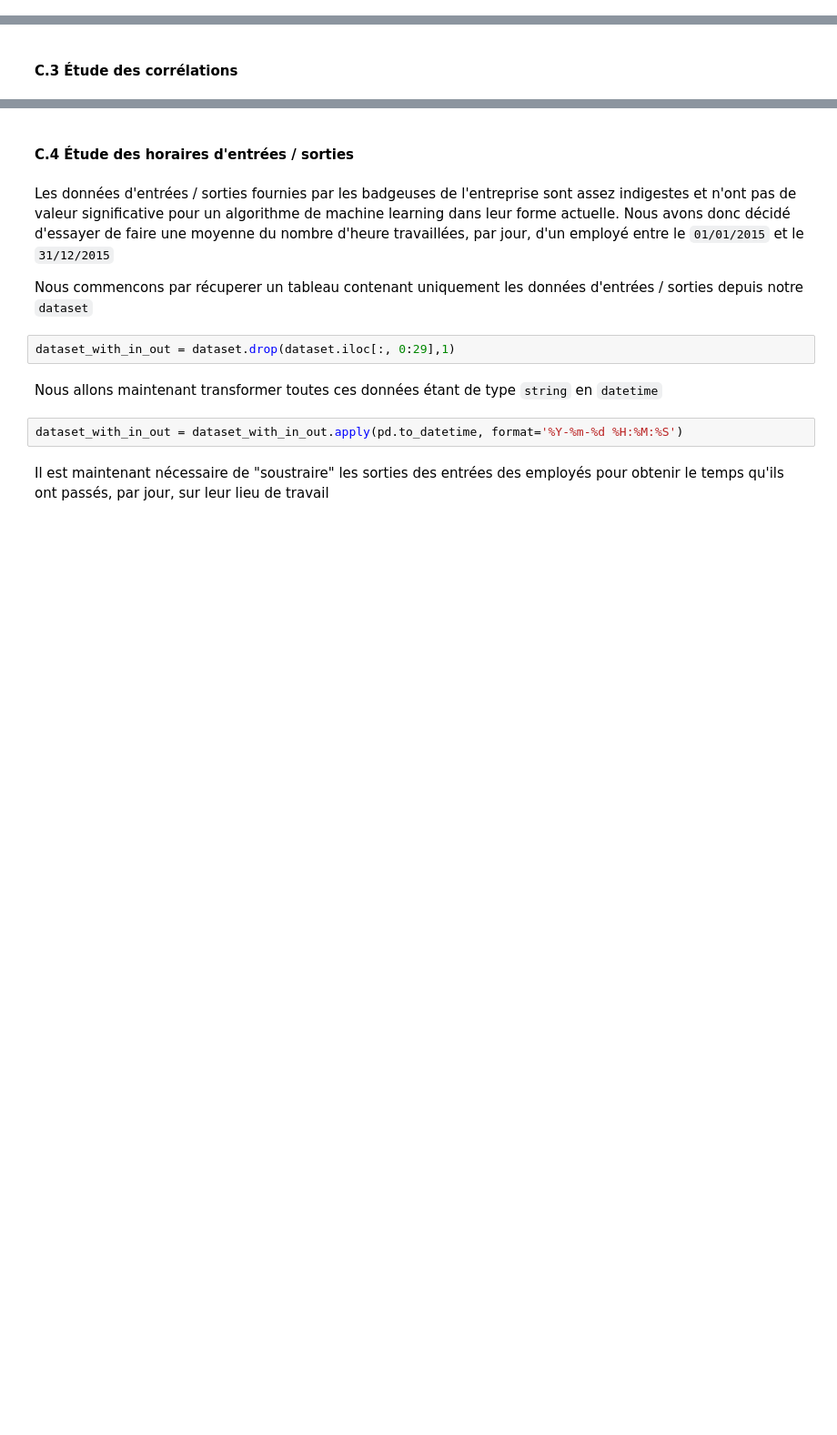
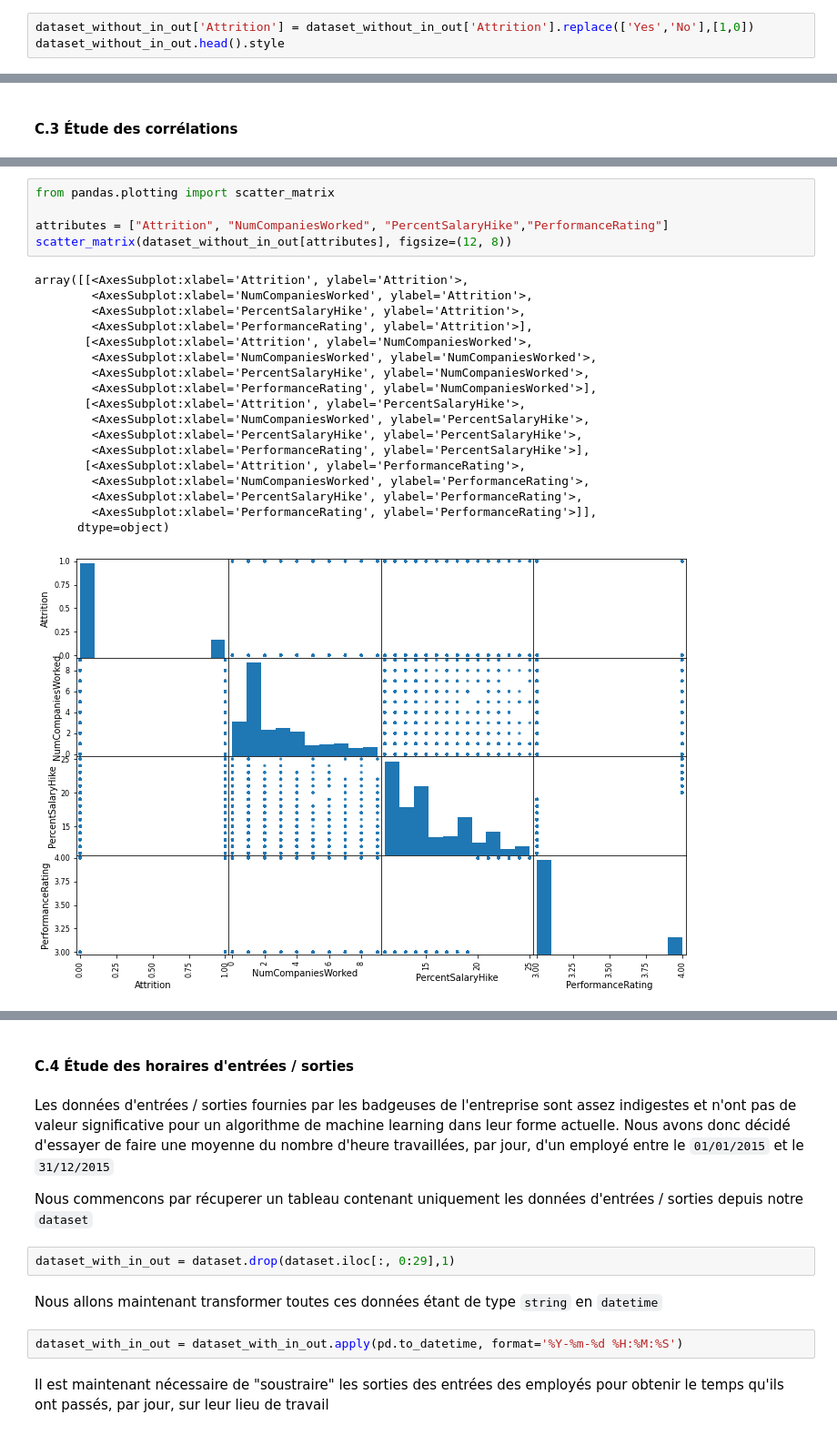
Before and after one commit to Ugo-Girard-Tissier/Projet-IA, a Jupyter notebook: Projet IA.ipynb, the cells around one changed output, grey strips where cells are left out. Shown at 91% size. Cells and saved outputs as stored; diff of their text form; blank space fills up the shorter version.

```diff
--- a/Projet IA.ipynb
+++ b/Projet IA.ipynb
@@ -274,3 +274,6 @@ Data columns (total 23 columns):
  22  WorkLifeBalance          4372 non-null   float64
 dtypes: float64(5), int64(13), object(5)
 memory usage: 826.9+ KB
+# %%
+dataset_without_in_out['Attrition'] = dataset_without_in_out['Attrition'].replace(['Yes','No'],[1,0])
+dataset_without_in_out.head().style
@@ -278,0 +313,24 @@ memory usage: 826.9+ KB
+# %%
+from pandas.plotting import scatter_matrix
+
+attributes = ["Attrition", "NumCompaniesWorked", "PercentSalaryHike","PerformanceRating"]
+scatter_matrix(dataset_without_in_out[attributes], figsize=(12, 8))
+# %% [output]
+array([[<AxesSubplot:xlabel='Attrition', ylabel='Attrition'>,
+        <AxesSubplot:xlabel='NumCompaniesWorked', ylabel='Attrition'>,
+        <AxesSubplot:xlabel='PercentSalaryHike', ylabel='Attrition'>,
+        <AxesSubplot:xlabel='PerformanceRating', ylabel='Attrition'>],
+       [<AxesSubplot:xlabel='Attrition', ylabel='NumCompaniesWorked'>,
+        <AxesSubplot:xlabel='NumCompaniesWorked', ylabel='NumCompaniesWorked'>,
+        <AxesSubplot:xlabel='PercentSalaryHike', ylabel='NumCompaniesWorked'>,
+        <AxesSubplot:xlabel='PerformanceRating', ylabel='NumCompaniesWorked'>],
+       [<AxesSubplot:xlabel='Attrition', ylabel='PercentSalaryHike'>,
+        <AxesSubplot:xlabel='NumCompaniesWorked', ylabel='PercentSalaryHike'>,
+        <AxesSubplot:xlabel='PercentSalaryHike', ylabel='PercentSalaryHike'>,
+        <AxesSubplot:xlabel='PerformanceRating', ylabel='PercentSalaryHike'>],
+       [<AxesSubplot:xlabel='Attrition', ylabel='PerformanceRating'>,
+        <AxesSubplot:xlabel='NumCompaniesWorked', ylabel='PerformanceRating'>,
+        <AxesSubplot:xlabel='PercentSalaryHike', ylabel='PerformanceRating'>,
+        <AxesSubplot:xlabel='PerformanceRating', ylabel='PerformanceRating'>]],
+      dtype=object)
+[figure, added]
```
Also changed, not shown: parts of 11 cells of this notebook.
